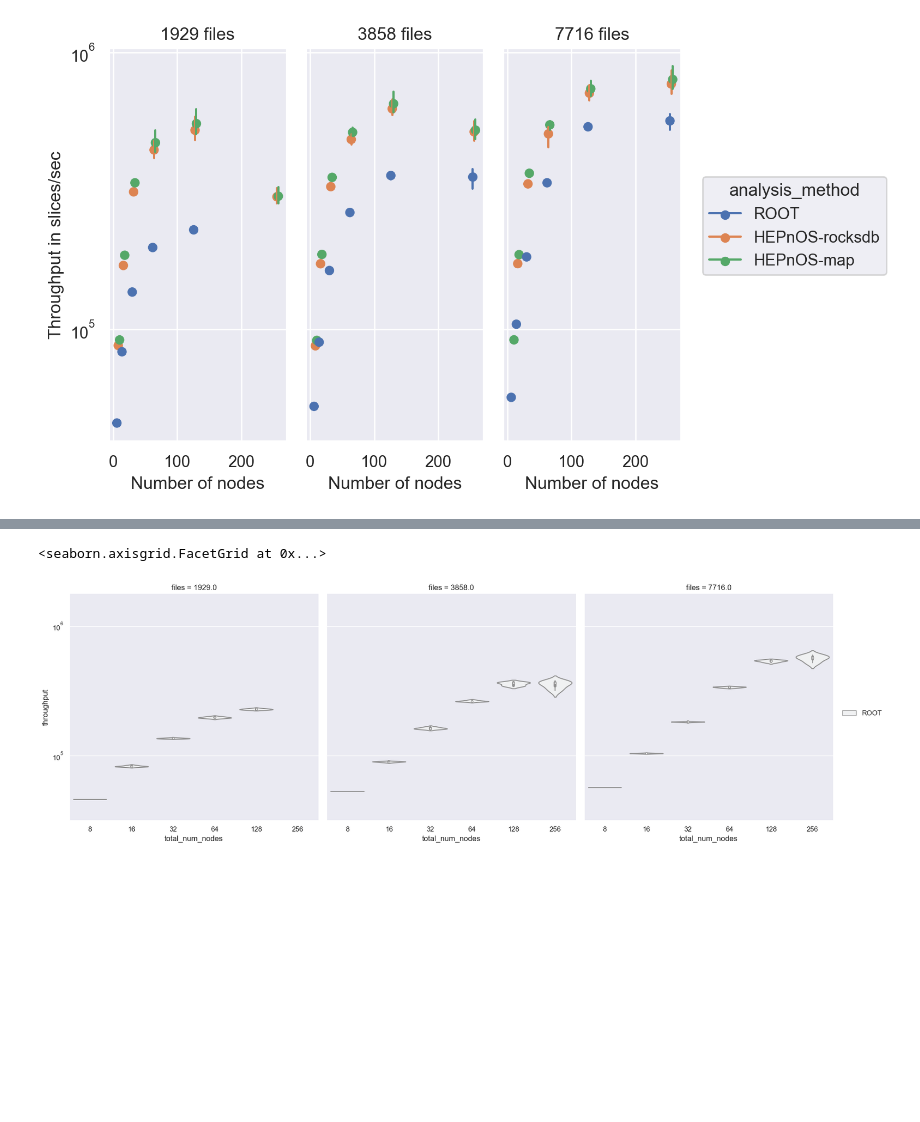
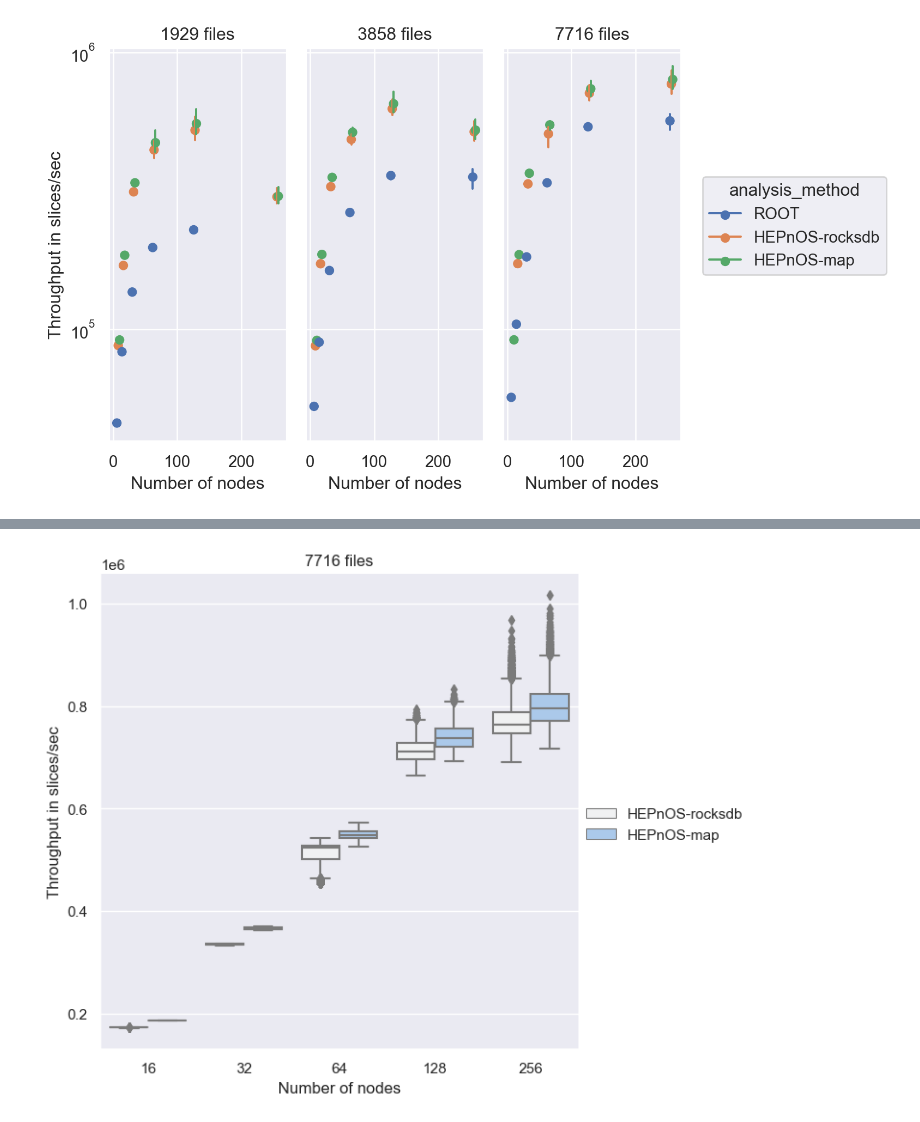
Before and after one commit to HEPonHPC/hepnos_eventselection, a Jupyter notebook: scaling/final/compare_slice_throughput.ipynb, the cells around one changed output, grey strips where cells are left out. Saved outputs shown, nothing was run; the diff lists cells and outputs as text; code cells hidden in the pictures; blank space fills up the shorter version.

```diff
--- a/scaling/final/compare_slice_throughput.ipynb
+++ b/scaling/final/compare_slice_throughput.ipynb
@@ -116,12 +107,0 @@ g.add_legend()
-# %%
-g = sns.FacetGrid(df_root, height=6, col="files")
-g.map_dataframe(sns.violinplot,
-                x="total_num_nodes",
-                y="throughput",
-                hue="analysis_method")
-g.set(yscale="log")
-g.set(ylim=(10**4.5,10**6.25))
-g.add_legend()
-# %% [output]
-<seaborn.axisgrid.FacetGrid at 0x...>
-[figure, removed]
@@ -127,0 +110,16 @@ g.add_legend()
+# %%
+g = sns.FacetGrid(times_hepnos[(times_hepnos["files"]==7716) & (times_hepnos["total_num_nodes"]!=8) ], height=6, col="files")
+g.map_dataframe(sns.boxplot,
+                x="total_num_nodes",
+                y="throughput",
+                hue="analysis_method",
+                hue_order = ['HEPnOS-rocksdb', 'HEPnOS-map'])
+                #split=True)
+#g.set(yscale="log")
+g.set_xlabels("Number of nodes")
+g.set_ylabels("Throughput in slices/sec")
+g.set_titles("{col_name} files")
+g.add_legend()
+g.savefig("7716_hepnos_throughput.svg", dpi=500, bbox_inches="tight")
+# %% [output]
+[figure, added]
```
Also changed, not shown: parts of 7 cells of this notebook, 3 other files.
